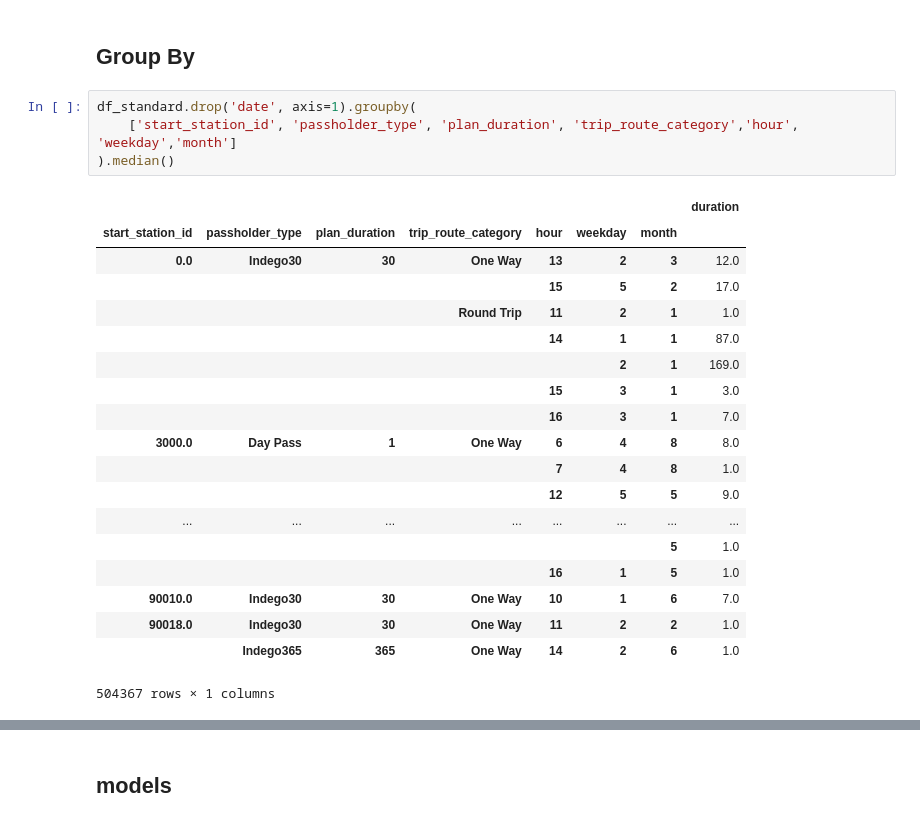
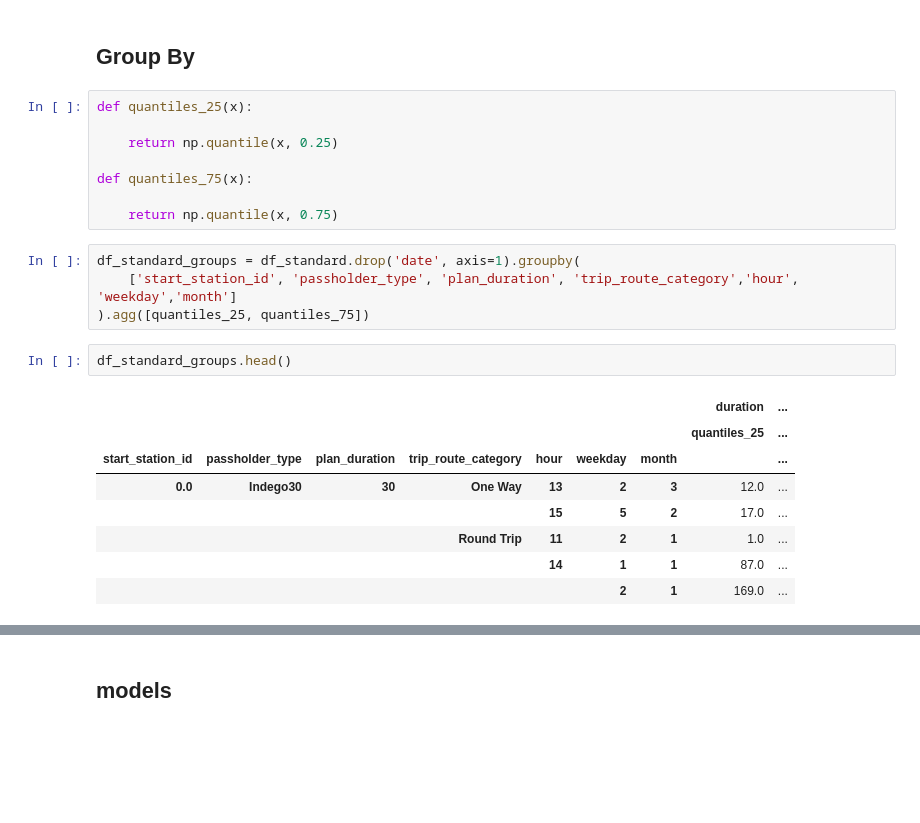
Before and after one commit to emptymalei/indego-bike-sharing-data, a Jupyter notebook: notebooks/wrangling_and_explorations.ipynb, the cells around one changed output, grey strips where cells are left out. Drawn from its saved outputs; the diff is of its cells as text; blank space fills up the shorter version.

```diff
--- a/notebooks/wrangling_and_explorations.ipynb
+++ b/notebooks/wrangling_and_explorations.ipynb
@@ -250,26 +256,25 @@ sns.pairplot(df_standard[
 # %% [markdown]
 ## Group By
+# %%
+def quantiles_25(x):
+
+    return np.quantile(x, 0.25)
+
+def quantiles_75(x):
+
+    return np.quantile(x, 0.75)
 # %%
-df_standard.drop('date', axis=1).groupby(
+df_standard_groups = df_standard.drop('date', axis=1).groupby(
     ['start_station_id', 'passholder_type', 'plan_duration', 'trip_route_category','hour', 'weekday','month']
-).median()
+).agg([quantiles_25, quantiles_75])
-# %% [output]
-|  |  |  |  |  |  |  | duration |
-| start_station_id | passholder_type | plan_duration | trip_route_category | hour | weekday | month |  |
-| 0.0 | Indego30 | 30 | One Way | 13 | 2 | 3 | 12.0 |
-|  |  |  |  | 15 | 5 | 2 | 17.0 |
-|  |  |  | Round Trip | 11 | 2 | 1 | 1.0 |
-|  |  |  |  | 14 | 1 | 1 | 87.0 |
-|  |  |  |  |  | 2 | 1 | 169.0 |
-|  |  |  |  | 15 | 3 | 1 | 3.0 |
-|  |  |  |  | 16 | 3 | 1 | 7.0 |
-| 3000.0 | Day Pass | 1 | One Way | 6 | 4 | 8 | 8.0 |
-|  |  |  |  | 7 | 4 | 8 | 1.0 |
-|  |  |  |  | 12 | 5 | 5 | 9.0 |
-| ... | ... | ... | ... | ... | ... | ... | ... |
-|  |  |  |  |  |  | 5 | 1.0 |
-|  |  |  |  | 16 | 1 | 5 | 1.0 |
-| 90010.0 | Indego30 | 30 | One Way | 10 | 1 | 6 | 7.0 |
-| 90018.0 | Indego30 | 30 | One Way | 11 | 2 | 2 | 1.0 |
-|  | Indego365 | 365 | One Way | 14 | 2 | 6 | 1.0 |
-504367 rows × 1 columns
+# %%
+df_standard_groups.head()
+# %% [output]
+|  |  |  |  |  |  |  | duration | ... |
+|  |  |  |  |  |  |  | quantiles_25 | ... |
+| start_station_id | passholder_type | plan_duration | trip_route_category | hour | weekday | month |  | ... |
+| 0.0 | Indego30 | 30 | One Way | 13 | 2 | 3 | 12.0 | ... |
+|  |  |  |  | 15 | 5 | 2 | 17.0 | ... |
+|  |  |  | Round Trip | 11 | 2 | 1 | 1.0 | ... |
+|  |  |  |  | 14 | 1 | 1 | 87.0 | ... |
+|  |  |  |  |  | 2 | 1 | 169.0 | ... |
```
Also changed, not shown: parts of 4 cells of this notebook, 3 other files.
